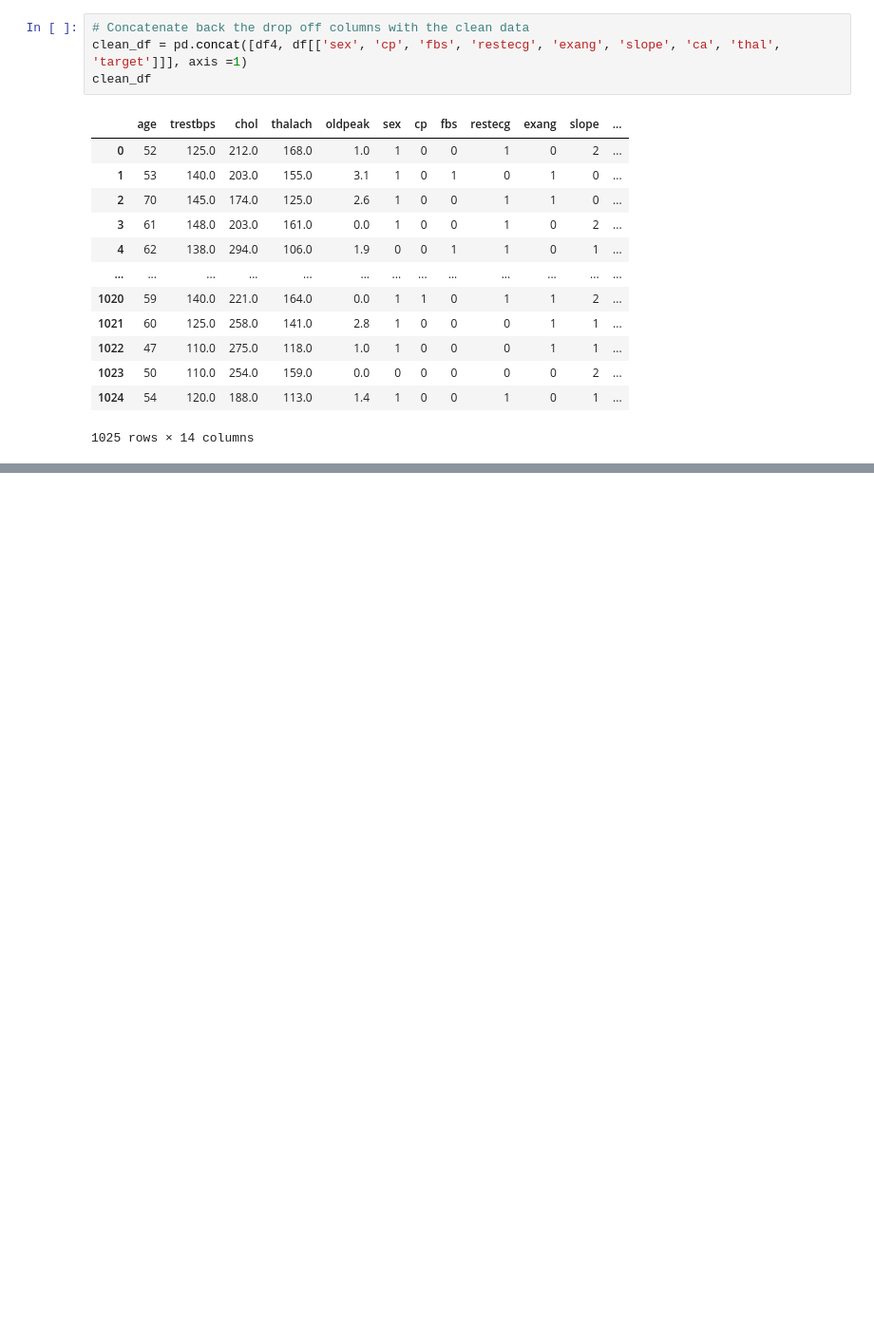
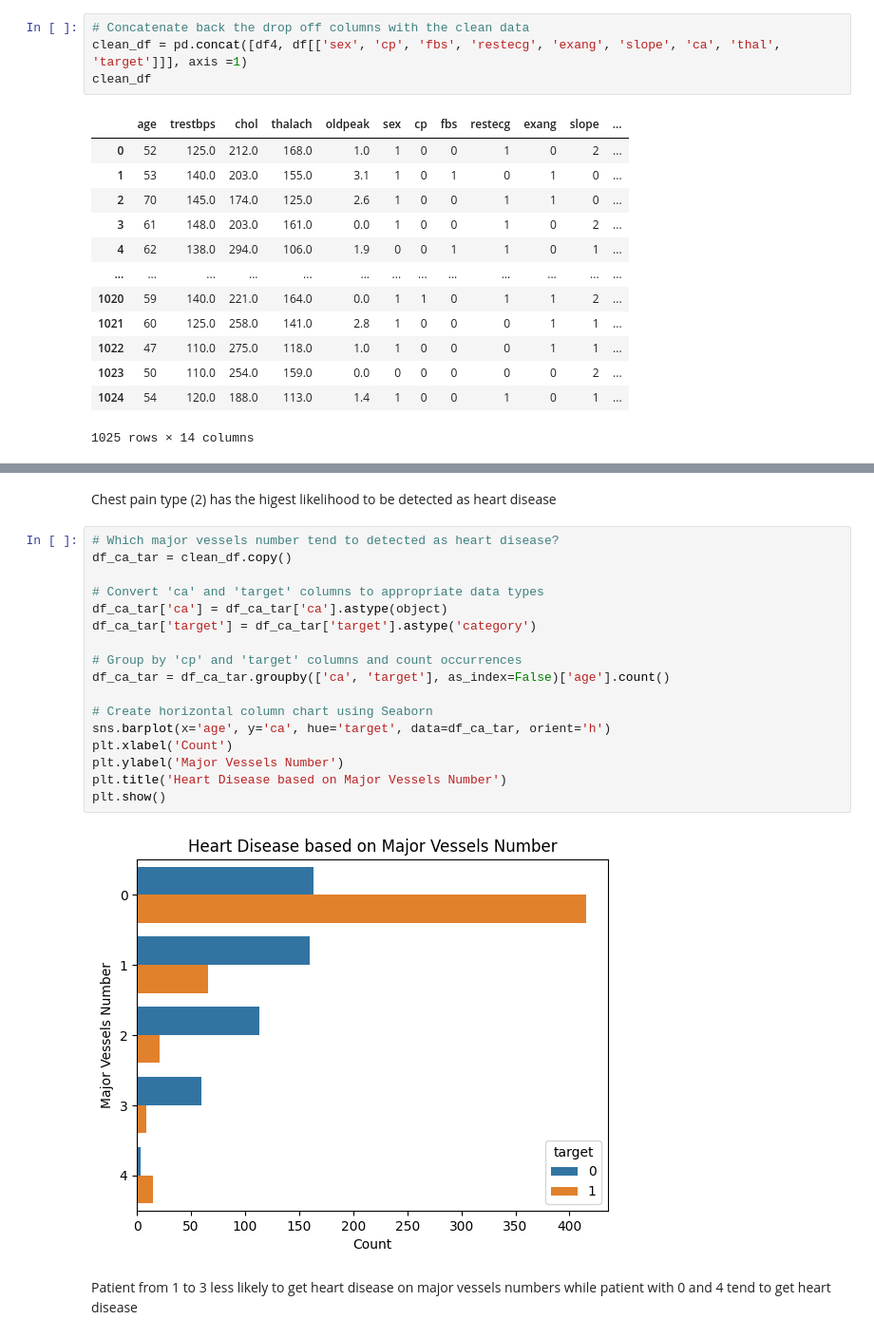
Before and after one commit to karhong-sam/project-wqd7003-ds-analysis, a Jupyter notebook: albert_EDA_trial.ipynb, the cells around one changed output, grey strips where cells are left out. Shown: that part at 95% size. Cells and saved outputs as stored; diff of their text form; blank space fills up the shorter version.

```diff
--- a/albert_EDA_trial.ipynb
+++ b/albert_EDA_trial.ipynb
@@ -263,0 +355,23 @@ clean_df
+# %% [markdown]
+Chest pain type (2) has the higest likelihood to be detected as heart disease
+# %%
+# Which major vessels number tend to detected as heart disease?
+df_ca_tar = clean_df.copy()
+
+# Convert 'ca' and 'target' columns to appropriate data types
+df_ca_tar['ca'] = df_ca_tar['ca'].astype(object)
+df_ca_tar['target'] = df_ca_tar['target'].astype('category')
+
+# Group by 'cp' and 'target' columns and count occurrences
+df_ca_tar = df_ca_tar.groupby(['ca', 'target'], as_index=False)['age'].count()
+
+# Create horizontal column chart using Seaborn
+sns.barplot(x='age', y='ca', hue='target', data=df_ca_tar, orient='h')
+plt.xlabel('Count')
+plt.ylabel('Major Vessels Number')
+plt.title('Heart Disease based on Major Vessels Number')
+plt.show()
+# %% [output]
+[figure, added]
+# %% [markdown]
+Patient from 1 to 3 less likely to get heart disease on major vessels numbers while patient with 0 and 4 tend to get heart disease
```
Also changed, not shown: parts of 11 cells of this notebook.
